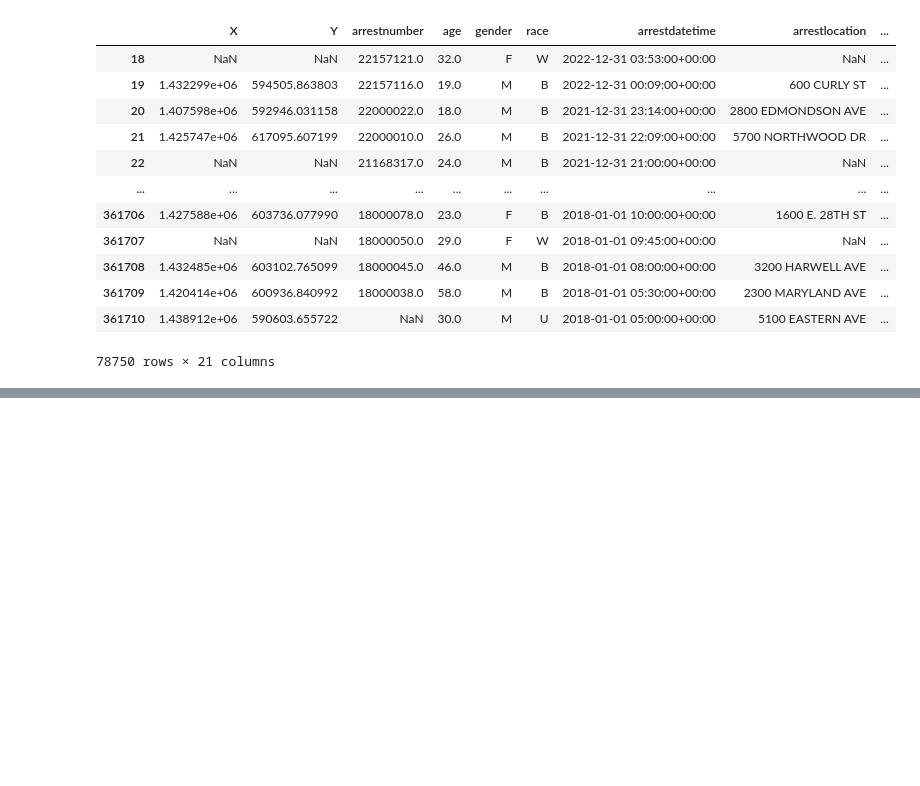
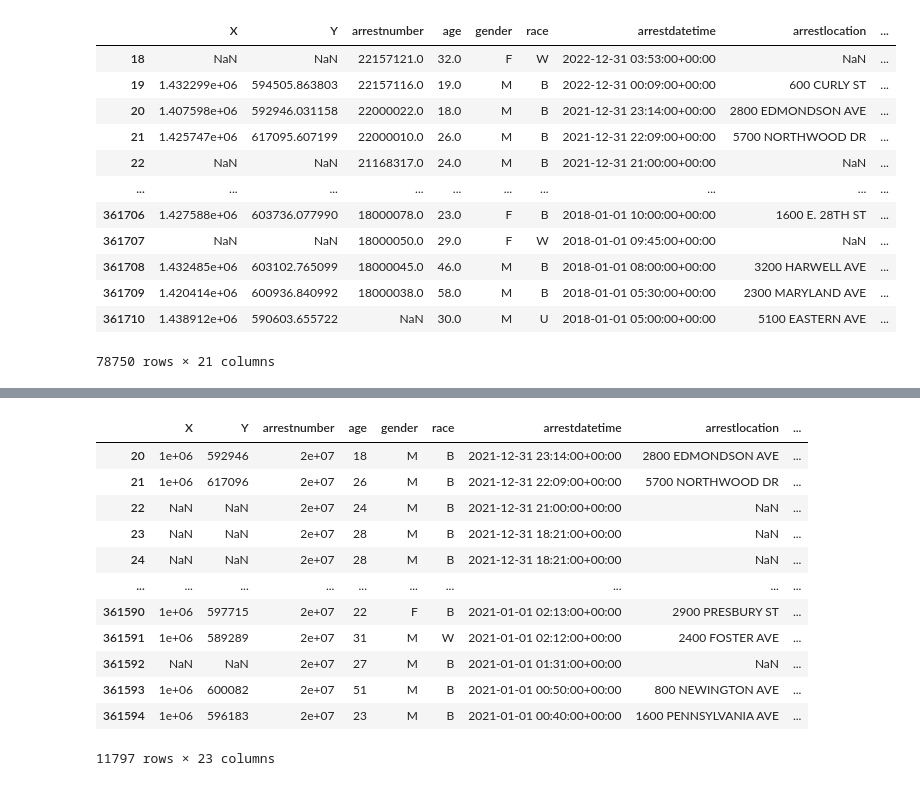
Before and after one commit to erusin12/dataProject1, a Jupyter notebook: maps.ipynb, the cells around one changed output, grey strips where cells are left out. Saved outputs shown, nothing was run; the diff lists cells and outputs as text; code cells hidden in the pictures; blank space fills up the shorter version.

```diff
--- a/maps.ipynb
+++ b/maps.ipynb
@@ -89,0 +184,17 @@ data_2018
+# %%
+# Isolating the 2021 data for mapping
+data_2021 = narrowed_data[narrowed_data['arrest_year'] == 2021]
+# %% [output]
+|  | X | Y | arrestnumber | age | gender | race | arrestdatetime | arrestlocation | ... |
+| 20 | 1e+06 | 592946 | 2e+07 | 18 | M | B | 2021-12-31 23:14:00+00:00 | 2800 EDMONDSON AVE | ... |
+| 21 | 1e+06 | 617096 | 2e+07 | 26 | M | B | 2021-12-31 22:09:00+00:00 | 5700 NORTHWOOD DR | ... |
+| 22 | NaN | NaN | 2e+07 | 24 | M | B | 2021-12-31 21:00:00+00:00 | NaN | ... |
+| 23 | NaN | NaN | 2e+07 | 28 | M | B | 2021-12-31 18:21:00+00:00 | NaN | ... |
+| 24 | NaN | NaN | 2e+07 | 28 | M | B | 2021-12-31 18:21:00+00:00 | NaN | ... |
+| ... | ... | ... | ... | ... | ... | ... | ... | ... | ... |
+| 361590 | 1e+06 | 597715 | 2e+07 | 22 | F | B | 2021-01-01 02:13:00+00:00 | 2900 PRESBURY ST | ... |
+| 361591 | 1e+06 | 589289 | 2e+07 | 31 | M | W | 2021-01-01 02:12:00+00:00 | 2400 FOSTER AVE | ... |
+| 361592 | NaN | NaN | 2e+07 | 27 | M | B | 2021-01-01 01:31:00+00:00 | NaN | ... |
+| 361593 | 1e+06 | 600082 | 2e+07 | 51 | M | B | 2021-01-01 00:50:00+00:00 | 800 NEWINGTON AVE | ... |
+| 361594 | 1e+06 | 596183 | 2e+07 | 23 | M | B | 2021-01-01 00:40:00+00:00 | 1600 PENNSYLVANIA AVE | ... |
+11797 rows × 23 columns
```
Also changed, not shown: parts of 14 cells of this notebook, 17 other files.
